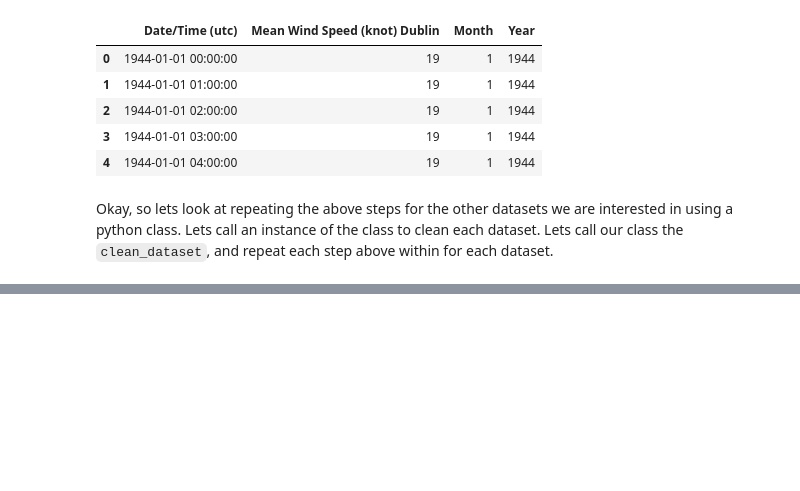
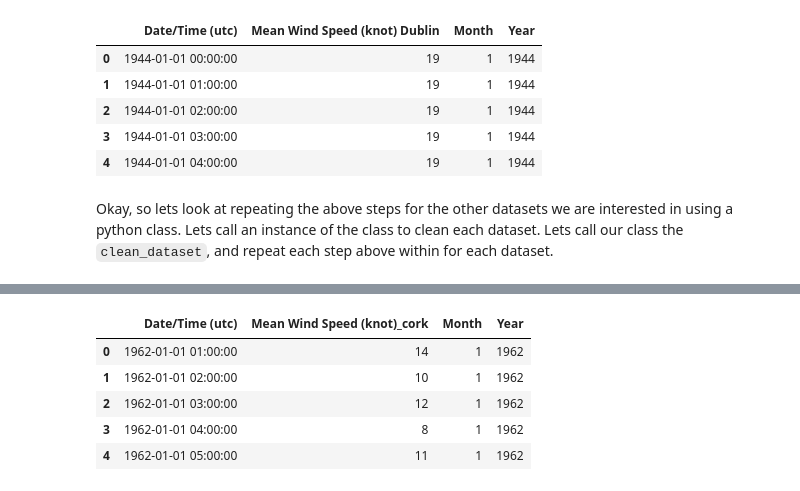
Before and after one commit to MikeCurleyCoosan/PFDA, a Jupyter notebook: PFDA_Project/windfarm.ipynb, the cells around one changed output, grey strips where cells are left out. Drawn from its saved outputs; the diff is of its cells as text; code cells hidden in the pictures; blank space fills up the shorter version.

```diff
--- a/PFDA_Project/windfarm.ipynb
+++ b/PFDA_Project/windfarm.ipynb
@@ -245,0 +246,9 @@ Wind column renamed
+# %%
+athenry_windspeed.head()
+# %% [output]
+|  | Date/Time (utc) | Mean Wind Speed (knot)_cork | Month | Year |
+| 0 | 1962-01-01 01:00:00 | 14 | 1 | 1962 |
+| 1 | 1962-01-01 02:00:00 | 10 | 1 | 1962 |
+| 2 | 1962-01-01 03:00:00 | 12 | 1 | 1962 |
+| 3 | 1962-01-01 04:00:00 | 8 | 1 | 1962 |
+| 4 | 1962-01-01 05:00:00 | 11 | 1 | 1962 |
```
Also changed, not shown: parts of 2 cells of this notebook, 1 other file.
